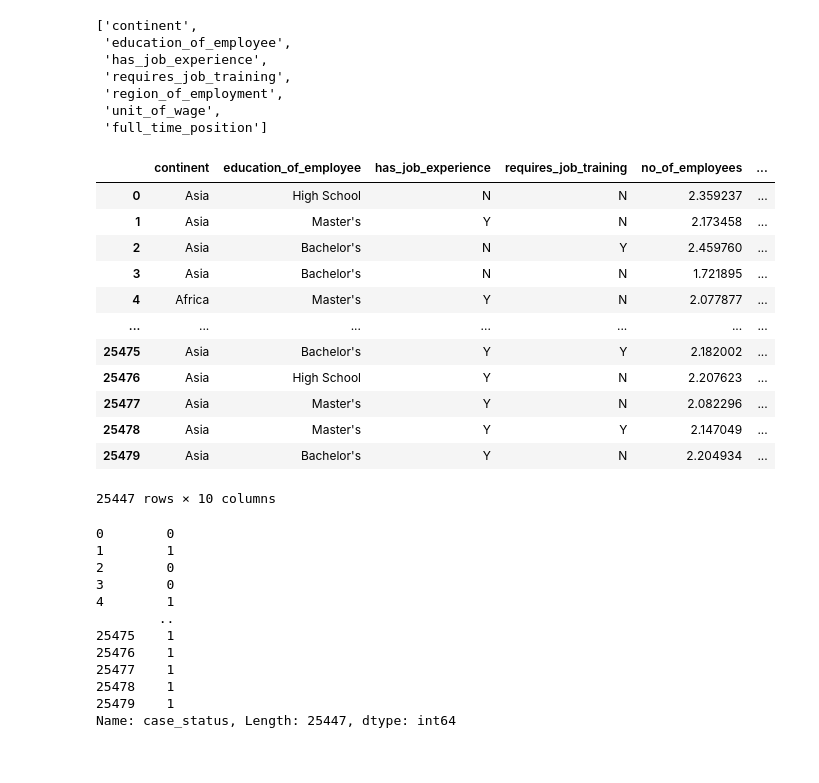
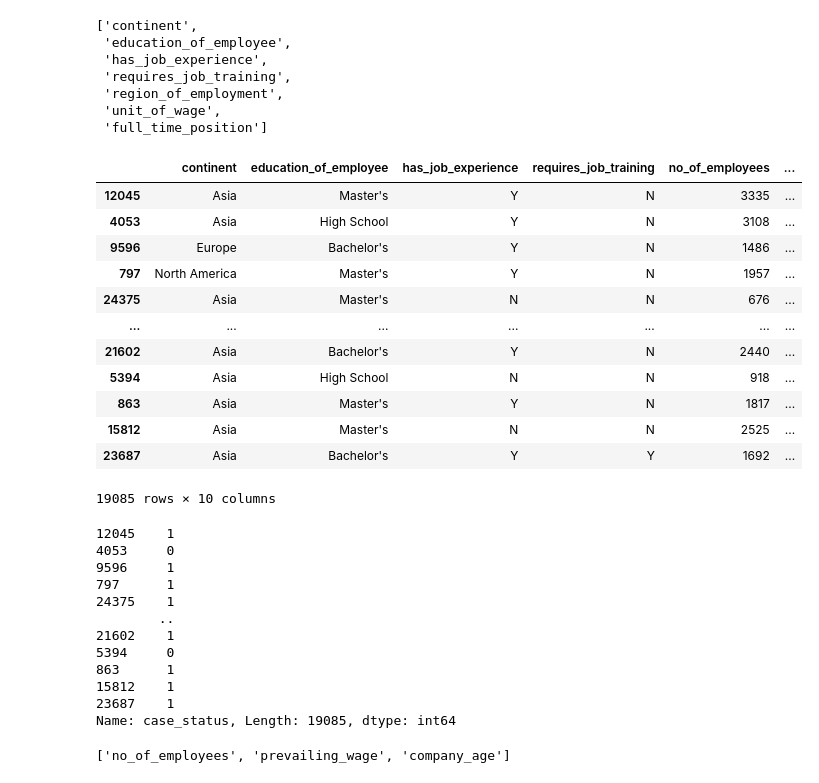
Before and after one commit to yagantiAshok/Global-Mobility-Application, a Jupyter notebook: notebook/EDA_visa(1).ipynb, the cells around one changed output. Cells and saved outputs as stored; diff of their text form; code cells hidden in the pictures.

```diff
--- a/notebook/EDA_visa(1).ipynb
+++ b/notebook/EDA_visa(1).ipynb
@@ -462,33 +464,33 @@ categorical_features
  'unit_of_wage',
  'full_time_position']
 # %%
-x
+x_train
 # %% [output]
 |  | continent | education_of_employee | has_job_experience | requires_job_training | no_of_employees | ... |
-| 0 | Asia | High School | N | N | 2.359237 | ... |
-| 1 | Asia | Master's | Y | N | 2.173458 | ... |
-| 2 | Asia | Bachelor's | N | Y | 2.459760 | ... |
-| 3 | Asia | Bachelor's | N | N | 1.721895 | ... |
-| 4 | Africa | Master's | Y | N | 2.077877 | ... |
+| 12045 | Asia | Master's | Y | N | 3335 | ... |
+| 4053 | Asia | High School | Y | N | 3108 | ... |
+| 9596 | Europe | Bachelor's | Y | N | 1486 | ... |
+| 797 | North America | Master's | Y | N | 1957 | ... |
+| 24375 | Asia | Master's | N | N | 676 | ... |
 | ... | ... | ... | ... | ... | ... | ... |
-| 25475 | Asia | Bachelor's | Y | Y | 2.182002 | ... |
-| 25476 | Asia | High School | Y | N | 2.207623 | ... |
-| 25477 | Asia | Master's | Y | N | 2.082296 | ... |
-| 25478 | Asia | Master's | Y | Y | 2.147049 | ... |
-| 25479 | Asia | Bachelor's | Y | N | 2.204934 | ... |
+| 21602 | Asia | Bachelor's | Y | N | 2440 | ... |
+| 5394 | Asia | High School | N | N | 918 | ... |
+| 863 | Asia | Master's | Y | N | 1817 | ... |
+| 15812 | Asia | Master's | N | N | 2525 | ... |
+| 23687 | Asia | Bachelor's | Y | Y | 1692 | ... |
-25447 rows × 10 columns
+19085 rows × 10 columns
 # %%
-y
+y_train
 # %% [output]
-0        0
-1        1
-2        0
-3        0
-4        1
+12045    1
+4053     0
+9596     1
+797      1
+24375    1
         ..
-25475    1
-25476    1
-25477    1
-25478    1
-25479    1
-Name: case_status, Length: 25447, dtype: int64
+21602    1
+5394     0
+863      1
+15812    1
+23687    1
+Name: case_status, Length: 19085, dtype: int64
@@ -494,0 +499,4 @@ Name: case_status, Length: 25447, dtype: int64
+# %%
+numeric_features
+# %% [output]
+['no_of_employees', 'prevailing_wage', 'company_age']
```
Also changed, not shown: parts of 30 cells of this notebook.
